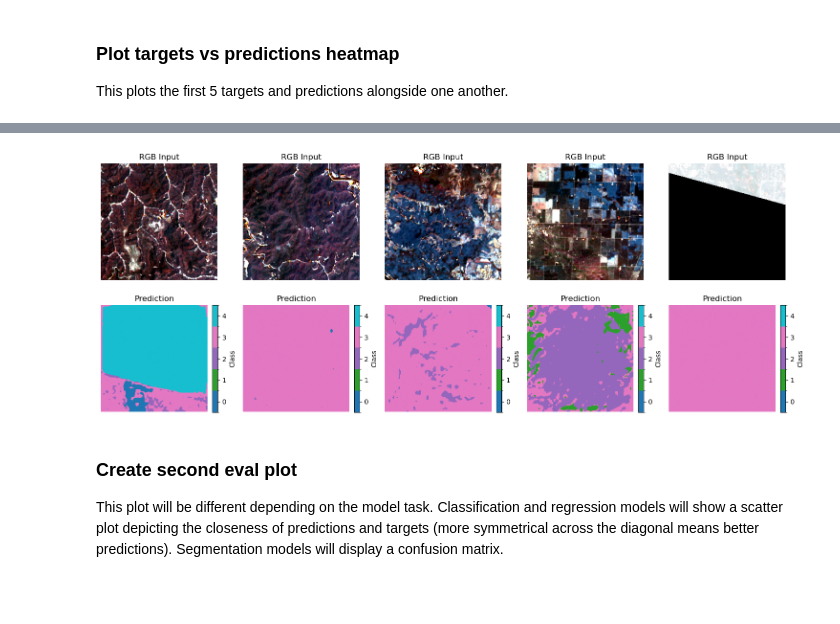
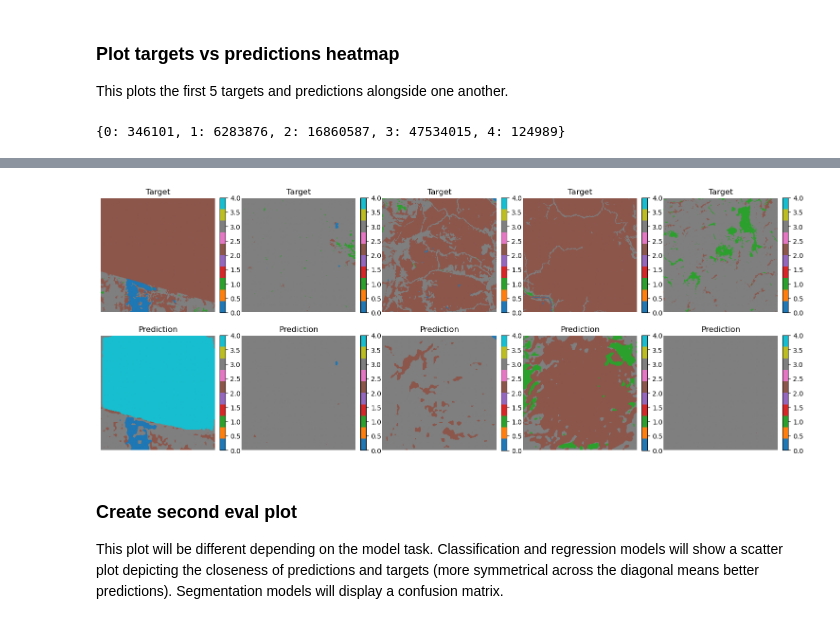
Before and after one commit to nasa-nccs-hpda/ilab-pangaea-bench, a Jupyter notebook: notebooks/1_eval_notebook.ipynb, the cells around one changed output, grey strips where cells are left out. Drawn from its saved outputs; the diff is of its cells as text; code cells hidden in the pictures; blank space fills up the shorter version.

Commit message:
updating eval_utils to plot better

```diff
--- a/notebooks/1_eval_notebook.ipynb
+++ b/notebooks/1_eval_notebook.ipynb
@@ -262,10 +258,17 @@ preds, targets devices: (device(type='cuda', index=0), device(type='cuda', index
 # %% [markdown]
 ### Plot targets vs predictions heatmap
 This plots the first 5 targets and predictions alongside one another.
+# %%
+arr = test_dict["preds"]
+unique_values, counts = np.unique(arr, return_counts=True)
+count_dict = dict(zip(unique_values, counts))
+print(count_dict)
+# %% [output]
+{0: 346101, 1: 6283876, 2: 16860587, 3: 47534015, 4: 124989}
 # %%
 logger.info("Creating heatmap and saving to png...")
 
-fig = plot_results_heatmap_2(
+fig = plot_results_heatmap(
     cfg=cfg,
     targets=test_dict["targets"],
     preds=test_dict["preds"],
@@ -280,4 +283,4 @@ INFO - 09/09/25 14:38:38 - 0:01:10 - Creating heatmap and saving to png...
-[figure, old version]
+[figure, new version]
 # %% [markdown]
 ### Create second eval plot
 This plot will be different depending on the model task. Classification and regression models will show a scatter plot depicting the closeness of predictions and targets (more symmetrical across the diagonal means better predictions). Segmentation models will display a confusion matrix.
```
Also changed, not shown: parts of 5 cells of this notebook, 1 other file.
